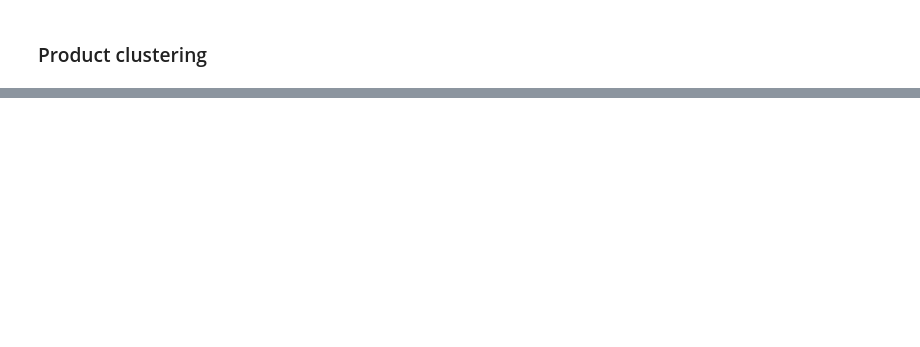
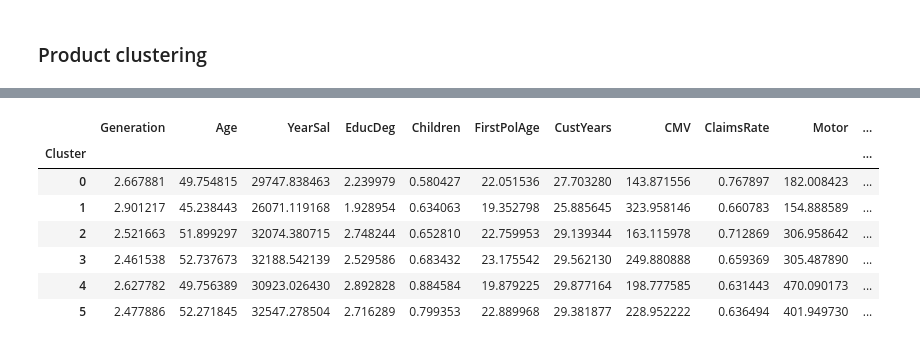
Before and after one commit to stuartgo/dataminingNova, a Jupyter notebook: DM_new.ipynb, the cells around one changed output, grey strips where cells are left out. Cells and saved outputs as stored; diff of their text form; code cells hidden in the pictures; blank space fills up the shorter version.

```diff
--- a/DM_new.ipynb
+++ b/DM_new.ipynb
@@ -1756,0 +1815,2 @@ df_product_robust = data_scaler(df_product, "robust")
+# %%
+som_test=df_product_standard[df_product_ratios]
@@ -1756,0 +1821,6 @@ df_product_robust = data_scaler(df_product, "robust")
+# %%
+from sklearn_som.som import SOM
+som = SOM(m=3, n=2, dim=5)
+som.fit(X=som_test.to_numpy(),shuffle=True)
+# %%
+predictions=som.predict(X=som_test.to_numpy())
@@ -1756,0 +1835,3 @@ df_product_robust = data_scaler(df_product, "robust")
+# %%
+df["Cluster"]=predictions
+df.groupby("Cluster").size()
@@ -1756,0 +1847,11 @@ df_product_robust = data_scaler(df_product, "robust")
+# %%
+df.groupby("Cluster").mean()
+# %% [output]
+|  | Generation | Age | YearSal | EducDeg | Children | FirstPolAge | CustYears | CMV | ClaimsRate | Motor | ... |
+| Cluster |  |  |  |  |  |  |  |  |  |  | ... |
+| 0 | 2.667881 | 49.754815 | 29747.838463 | 2.239979 | 0.580427 | 22.051536 | 27.703280 | 143.871556 | 0.767897 | 182.008423 | ... |
+| 1 | 2.901217 | 45.238443 | 26071.119168 | 1.928954 | 0.634063 | 19.352798 | 25.885645 | 323.958146 | 0.660783 | 154.888589 | ... |
+| 2 | 2.521663 | 51.899297 | 32074.380715 | 2.748244 | 0.652810 | 22.759953 | 29.139344 | 163.115978 | 0.712869 | 306.958642 | ... |
+| 3 | 2.461538 | 52.737673 | 32188.542139 | 2.529586 | 0.683432 | 23.175542 | 29.562130 | 249.880888 | 0.659369 | 305.487890 | ... |
+| 4 | 2.627782 | 49.756389 | 30923.026430 | 2.892828 | 0.884584 | 19.879225 | 29.877164 | 198.777585 | 0.631443 | 470.090173 | ... |
+| 5 | 2.477886 | 52.271845 | 32547.278504 | 2.716289 | 0.799353 | 22.889968 | 29.381877 | 228.952222 | 0.636494 | 401.949730 | ... |
```
Also changed, not shown: parts of 21 cells of this notebook.
